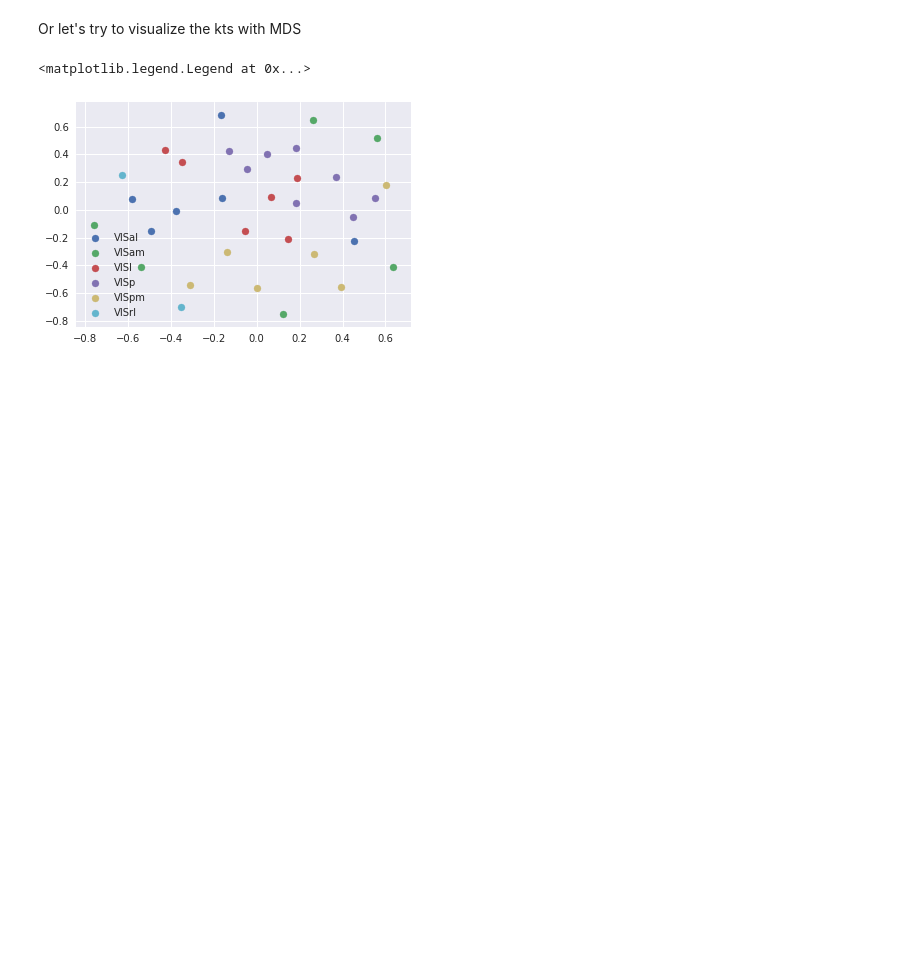
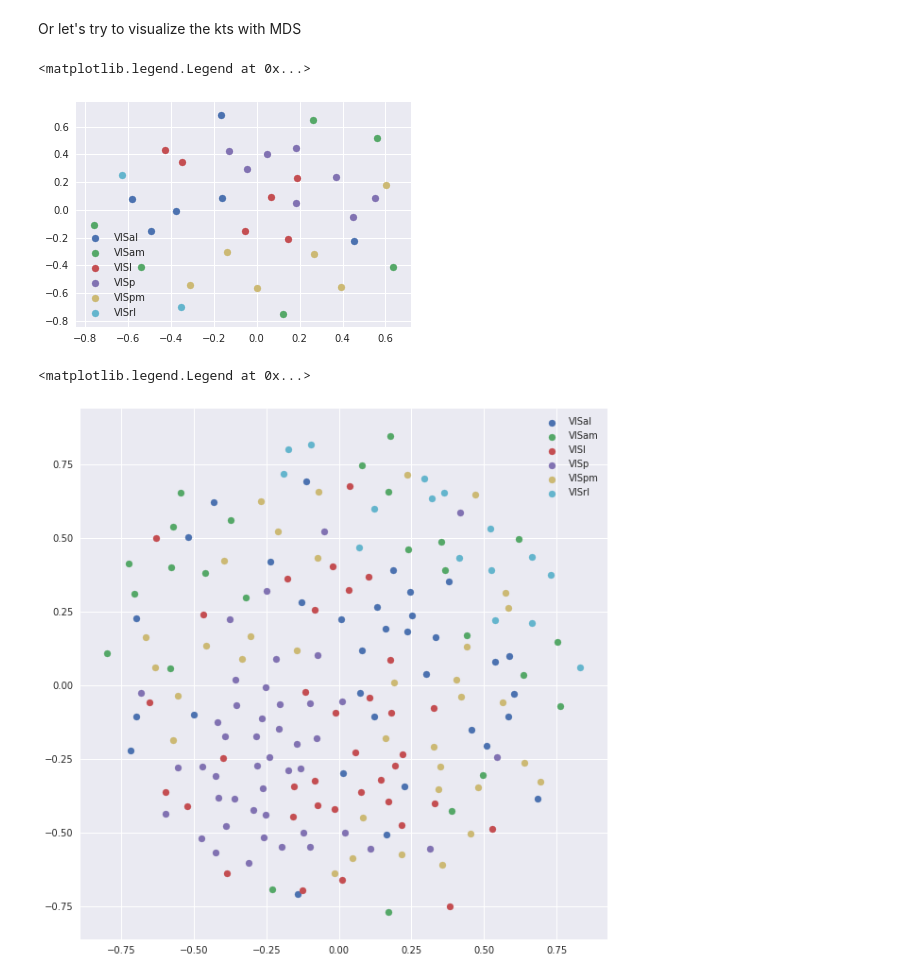
Before and after one commit to AllenInstitute/swdb_2017_tools, a Jupyter notebook: projects/mouseRSA/get_rsa_2Dembeddings_plot.ipynb, the cells around one changed output. Drawn from its saved outputs; the diff is of its cells as text; code cells hidden in the pictures; blank space fills up the shorter version.

```diff
--- a/projects/mouseRSA/get_rsa_2Dembeddings_plot.ipynb
+++ b/projects/mouseRSA/get_rsa_2Dembeddings_plot.ipynb
@@ -270,4 +345,4 @@ cre_lines
 # %%
-exps_grouped=get_experiments_grouped(exps.iloc[:,:143],targeted_structures,cre_lines,imaging_depths,
+exps_grouped=get_experiments_grouped(these_exps,targeted_structures,cre_lines,imaging_depths,
                                      rsm_name = 'rsa_mean_mean_mahala',
                                      rsm_selection='all')
@@ -405,2 +464,24 @@ exps_grouped.loc['targeted_stuctured']
+# %%
+
+mds = MDS(n_components=2, dissimilarity="precomputed", random_state=6)
+results = mds.fit(1-kt_all.values)
+to_plot = results.embedding_
+# %%
+plt.figure(figsize=(10,10))
+plt.subplots_adjust(bottom = 0.1)
+plt.subplots_adjust(bottom = 0.1)
+
+areas = kt_all.columns
+
+for area in areas.unique():
+
+    plt.scatter(
+        to_plot[areas==area, 0], to_plot[areas==area, 1], marker = 'o'
+        )
+
+plt.legend(areas.unique())
+# %% [output]
+<matplotlib.legend.Legend at 0x...>
+[figure, added]
 # %%
 exps_grouped.head()
```
Also changed, not shown: parts of 13 cells of this notebook.
